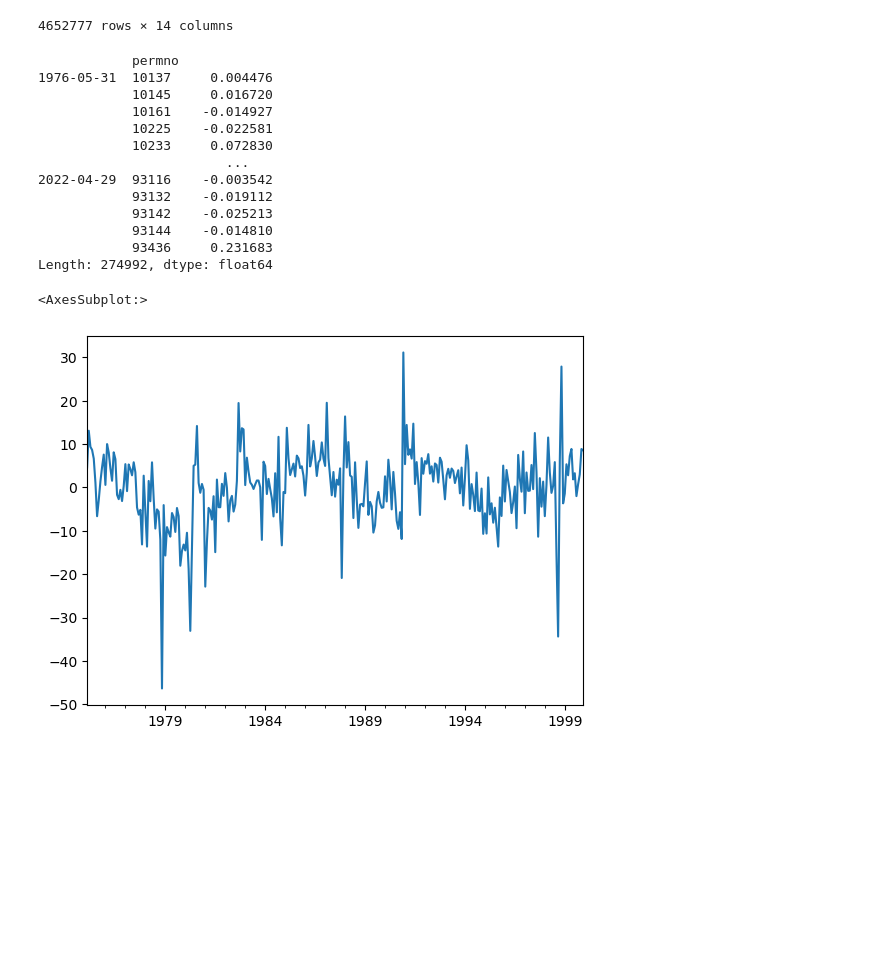
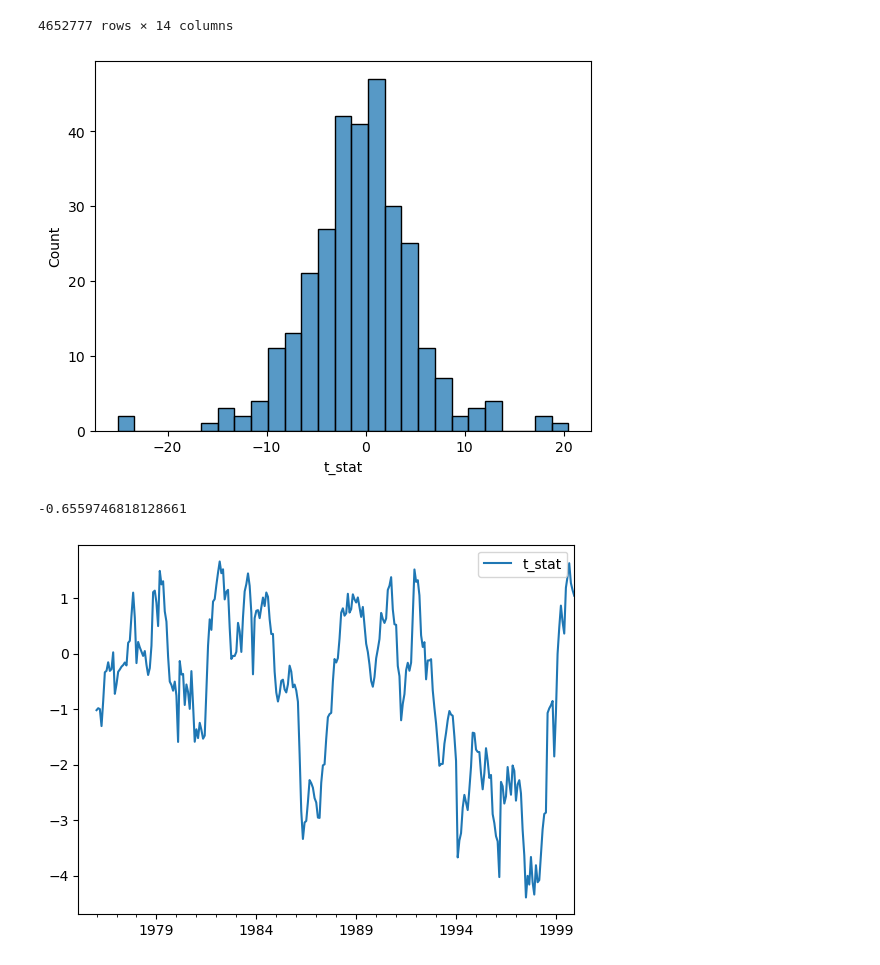
Before and after one commit to LakshaySapra/BettingAgainstBeta, a Jupyter notebook: BAB_ExpectedReturns.ipynb, the cells around one changed output. Saved outputs shown, nothing was run; the diff lists cells and outputs as text; code cells hidden in the pictures; blank space fills up the shorter version.

Commit message:
Fixed date alignment issue with ff_loadings. Preliminary results for calculating expected returns using BAB.

```diff
--- a/BAB_ExpectedReturns.ipynb
+++ b/BAB_ExpectedReturns.ipynb
@@ -28,8 +31,8 @@ df
 |  | 93436 | 0.238009 | 1.113736e+09 | 0.01 | 0.228009 | 0.031048 | 3.728205 | 2.899511 | 1.887399 | ... |
 4652777 rows × 9 columns
 # %%
-spec_df = pd.read_pickle('data/specific_returns_halflife36_TOP500.pkl')
+spec_df = pd.read_pickle('data/specific_returns_halflifeNone_TOP2000.pkl')
 spec_df = spec_df.stack()
-spec_df
+spec_df.loc['1980-01-01':]
 # %% [output]
             permno
@@ -74,23 +77,19 @@ validation_final_date = datetime.date(1999,12,1) + BMonthEnd()
 
 df_train = df[(df.index.get_level_values('date') <= validation_final_date)&(df.index.get_level_values('date') >= initial_date)]
 df_test = df[(df.index.get_level_values('date') > validation_final_date)]
-# %%
-spec_df.loc['1976-05-01':]
-# date
-# %% [output]
-            permno
-1976-05-31  10137     0.004476
-            10145     0.016720
-            10161    -0.014927
-            10225    -0.022581
-            10233     0.072830
-                        ...
-2022-04-29  93116    -0.003542
-            93132    -0.019112
-            93142    -0.025213
-            93144    -0.014810
-            93436     0.231683
-Length: 274992, dtype: float64
+# %%
+def shrink_beta(beta,weight=0.5,target=1):
+    return weight*beta + weight*target
+
+def sigmoid_beta(beta):
+    return 1/(1+np.exp(np.minimum(np.maximum(-(beta-1),-10),10)))
+
+def z_score(beta,clip=None):
+    z = (beta - np.mean(beta))/np.std(beta)
+    if clip:
+        z = np.maximum(z,clip[0])
+        z = np.minimum(z,clip[1])
+    return z
 # %%
 reg_results = dict(zip(['beta_5_lag','beta_10_lag','beta_20_lag','beta_30_lag'],[[] for i in range(4)]))
 
@@ -99,12 +98,21 @@ for i,date in tqdm(enumerate(df_train.index.get_level_values('date').unique())):
         continue
     X = df_train.loc[date,['beta_5_lag','beta_10_lag','beta_20_lag','beta_30_lag']].dropna()
     y = df_train.loc[date,'spec_ret'].dropna()
-    X,y = X.align(y,join='inner',axis=0)
-    # display(X)
-    # display(y)
+    # X,y = X.align(y,join='inner',axis=0)
     for col in ['beta_5_lag','beta_10_lag','beta_20_lag','beta_30_lag']:
-        # print(col)
-        res = sm.OLS(y,sm.add_constant(X[[col]])).fit()
+        cur_X = X[[col]]
+        # cur_X = cur_X.clip(-3,4)
+        cur_X= shrink_beta(cur_X)
+        # cur_X = sigmoid_beta(cur_X)
+        cur_X= z_score(cur_X,clip=None)#(-3,3))
+        # cur_X = cur_X.rank(axis=0,numeric_only=True,pct=True,ascending=True)
+
+        cur_X,cur_y = cur_X.align(y,join='inner',axis=0)
+        # cur_y=y
+
+
+        res = sm.OLS(cur_y,sm.add_constant(cur_X)).fit()
+        # res = sm.RLM(y,sm.add_constant(cur_X), M=sm.robust.norms.HuberT()).fit(scale_est=sm.robust.scale.HuberScale())
         # display(res.summary())
         res_ser = pd.Series({
             "const": res.params.const,
@@ -113,8 +121,13 @@ for i,date in tqdm(enumerate(df_train.index.get_level_values('date').unique())):
             "r2": res.rsquared
         },name=date)
         reg_results[col].append(res_ser)
-# %%
-pd.DataFrame(reg_results['beta_30_lag'])['t_stat'].plot()
-# %% [output]
-<AxesSubplot:>
-[figure, removed]
+# %%
+tmp = pd.DataFrame(reg_results['beta_30_lag'])['t_stat'].loc['1975-01-01':]
+sns.histplot(tmp)
+plt.show()
+tmp.ewm(12,min_periods=12).mean().plot(legend=True)
+print(tmp.mean())
+# %% [output]
+[figure, added]
+-0.6559746818128661
+[figure, added]
```
Also changed, not shown: parts of 3 cells of this notebook, 1 other file.
